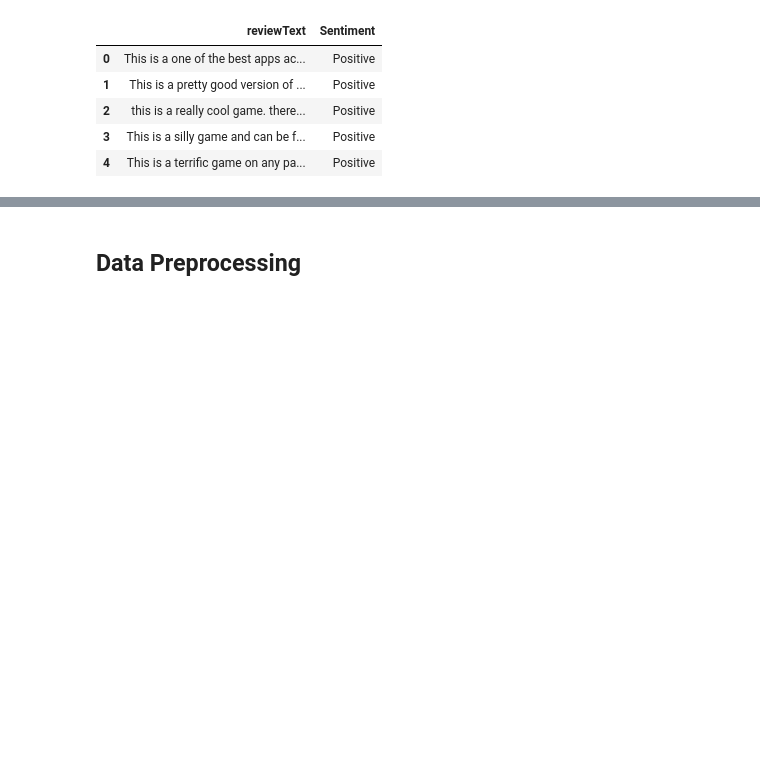
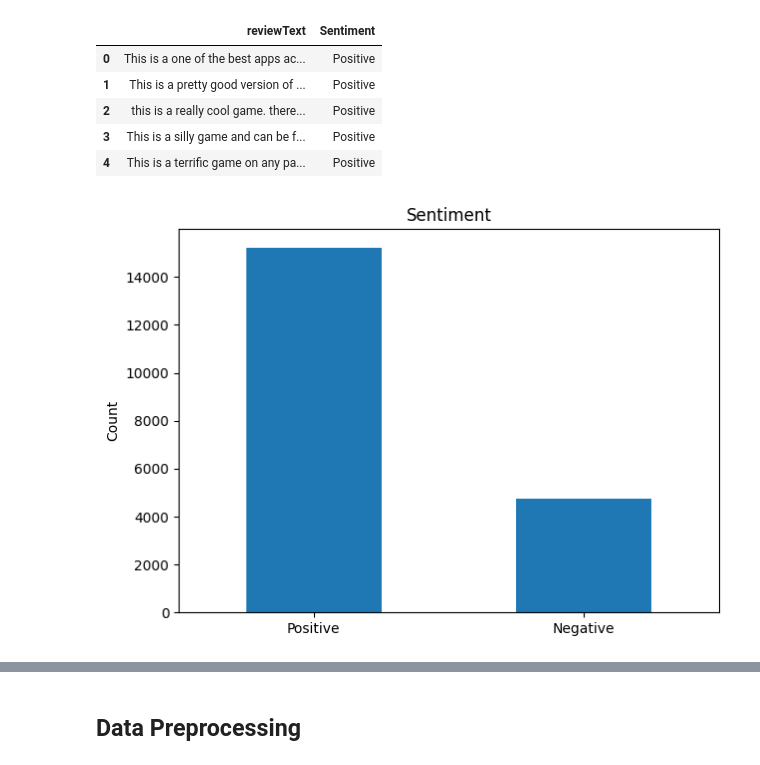
Before and after one commit to k-forghani/sentiment-analysis, a Jupyter notebook: Main.ipynb, the cells around one changed output, grey strips where cells are left out. Saved outputs shown, nothing was run; the diff lists cells and outputs as text; code cells hidden in the pictures; blank space fills up the shorter version.

Commit message:
Added some visualization

```diff
--- a/Main.ipynb
+++ b/Main.ipynb
@@ -32,3 +27,13 @@ df.head()
 | 2 | this is a really cool game. there... | Positive |
 | 3 | This is a silly game and can be f... | Positive |
 | 4 | This is a terrific game on any pa... | Positive |
+# %%
+plt.figure(figsize = (7, 5))
+df["Sentiment"].value_counts().plot.bar()
+plt.title("Sentiment")
+plt.xlabel("")
+plt.ylabel("Count")
+plt.xticks(rotation = 0)
+plt.show()
+# %% [output]
+[figure, added]
```
Also changed, not shown: parts of 7 cells of this notebook.
